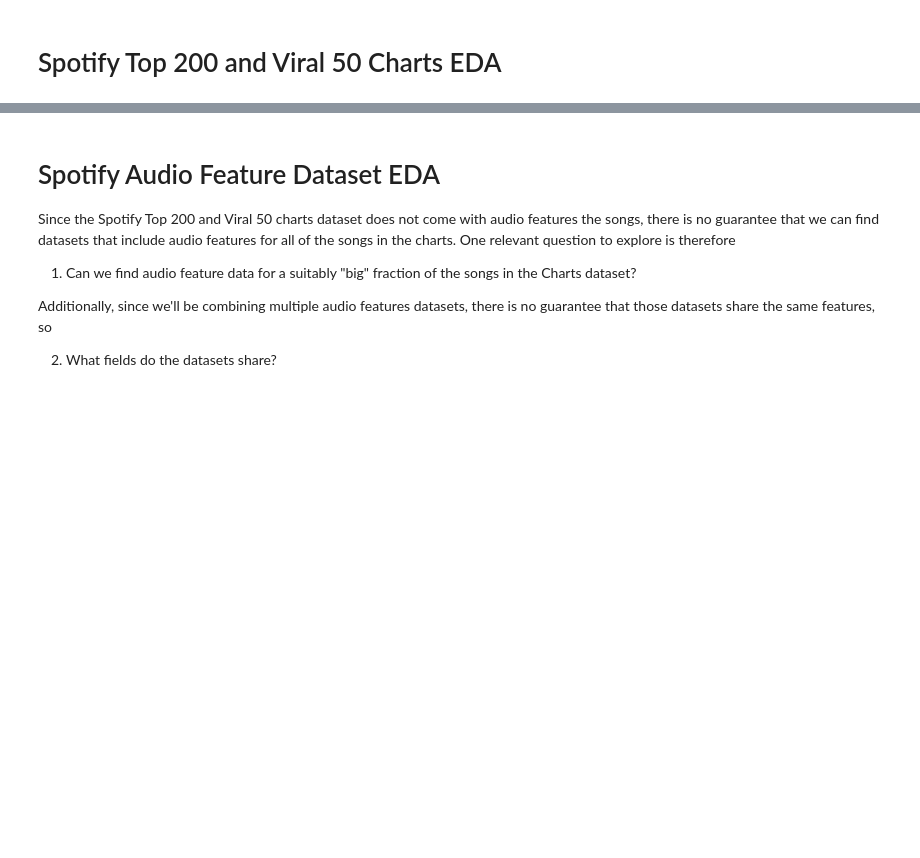
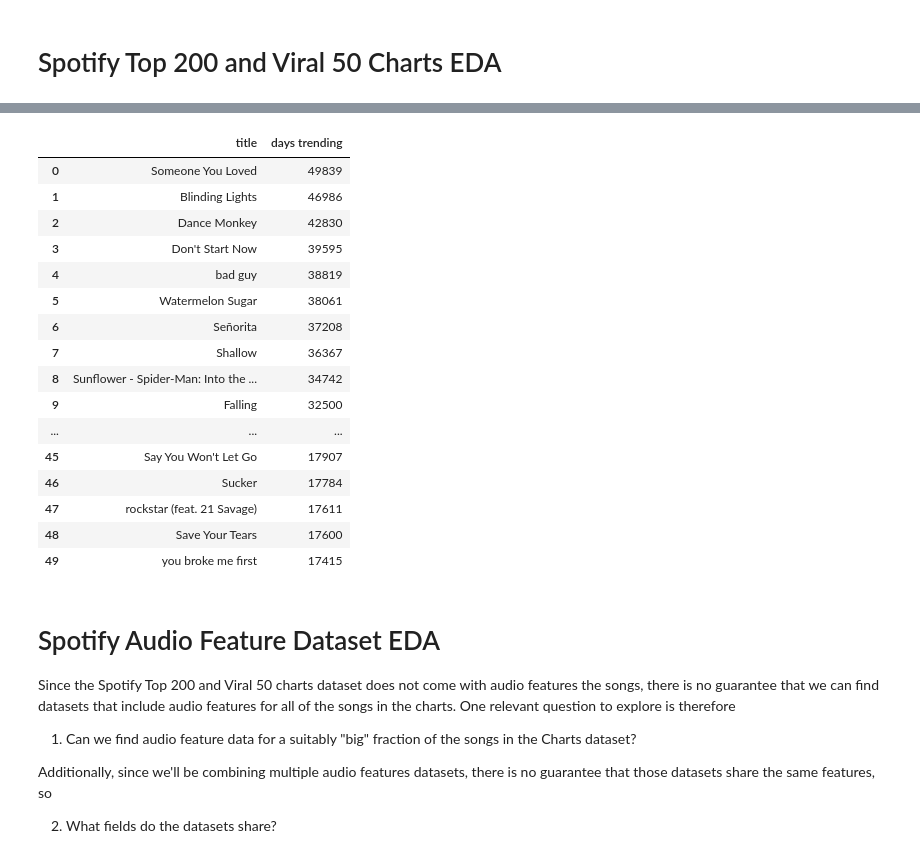
Before and after one commit to Joseph-Willem-Ricci/5450-final-project, a Jupyter notebook: CIS5450_Project.ipynb, the cells around one changed output, grey strips where cells are left out. Cells and saved outputs as stored; diff of their text form; code cells hidden in the pictures; blank space fills up the shorter version.

```diff
--- a/CIS5450_Project.ipynb
+++ b/CIS5450_Project.ipynb
@@ -227,3 +300,33 @@ sql_top_50_songs
+# %%
+query = """SELECT title, count(date) as 'days trending'
+FROM df_charts
+WHERE region != 'United States'
+GROUP BY title
+ORDER BY count(date) DESC
+LIMIT 50
+"""
+
+sql_top_50_longest_trending_ROW_songs = ps.sqldf(query, locals())
+# %%
+sql_top_50_longest_trending_ROW_songs
+# %% [output]
+|  | title | days trending |
+| 0 | Someone You Loved | 49839 |
+| 1 | Blinding Lights | 46986 |
+| 2 | Dance Monkey | 42830 |
+| 3 | Don't Start Now | 39595 |
+| 4 | bad guy | 38819 |
+| 5 | Watermelon Sugar | 38061 |
+| 6 | Señorita | 37208 |
+| 7 | Shallow | 36367 |
+| 8 | Sunflower - Spider-Man: Into the ... | 34742 |
+| 9 | Falling | 32500 |
+| ... | ... | ... |
+| 45 | Say You Won't Let Go | 17907 |
+| 46 | Sucker | 17784 |
+| 47 | rockstar (feat. 21 Savage) | 17611 |
+| 48 | Save Your Tears | 17600 |
+| 49 | you broke me first | 17415 |
 # %% [markdown]
 # Spotify Audio Feature Dataset EDA
 
```
Also changed, not shown: parts of 14 cells of this notebook.
